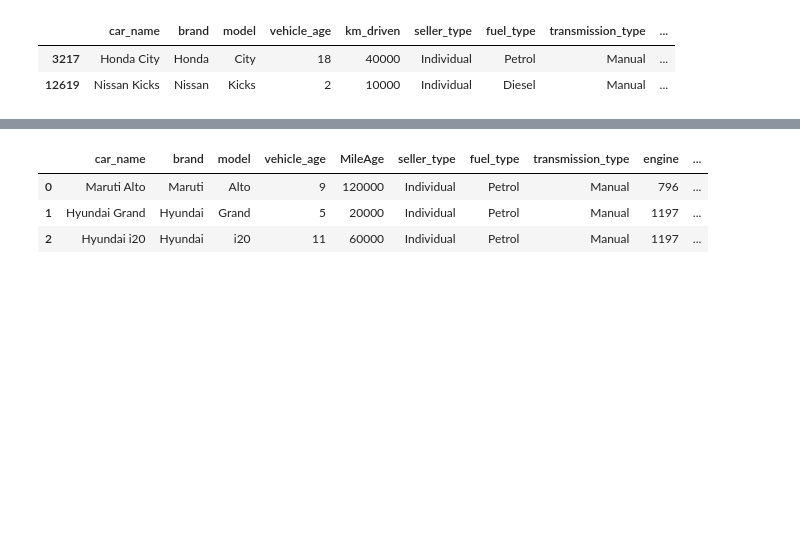
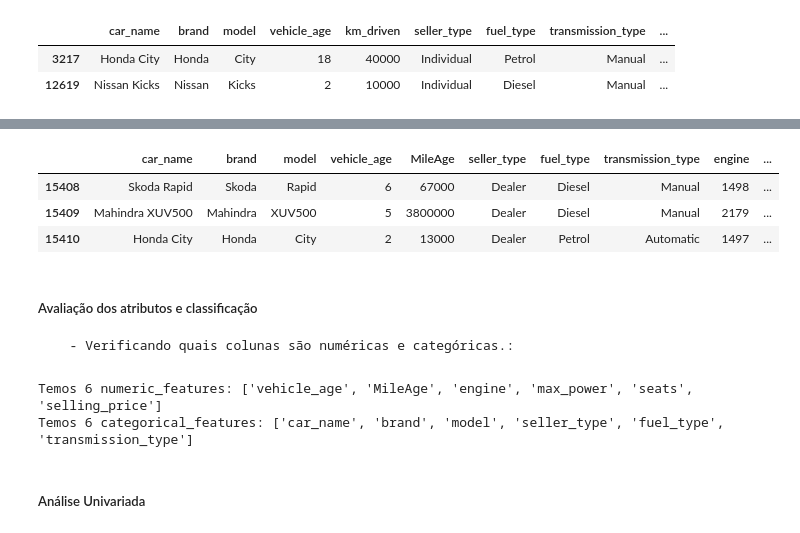
Before and after one commit to vitorjensen/Python_para_Dados, a Jupyter notebook: Projetos/Análise Exploratória de Carros/Análise_Exploratória_de_Carros.ipynb, the cells around one changed output, grey strips where cells are left out. Cells and saved outputs as stored; diff of their text form; code cells hidden in the pictures; blank space fills up the shorter version.

```diff
--- a/Projetos/Análise Exploratória de Carros/Análise_Exploratória_de_Carros.ipynb
+++ b/Projetos/Análise Exploratória de Carros/Análise_Exploratória_de_Carros.ipynb
@@ -145,9 +179,29 @@ df.drop('mileage', axis=1, inplace=True)
 # Renomear a coluna "Km_Driven" para "mileage"
 df.rename(columns={'km_driven': 'MileAge'}, inplace=True)
 # %%
-df.head(3)
+df.tail(3)
 # %% [output]
 |  | car_name | brand | model | vehicle_age | MileAge | seller_type | fuel_type | transmission_type | engine | ... |
-| 0 | Maruti Alto | Maruti | Alto | 9 | 120000 | Individual | Petrol | Manual | 796 | ... |
-| 1 | Hyundai Grand | Hyundai | Grand | 5 | 20000 | Individual | Petrol | Manual | 1197 | ... |
-| 2 | Hyundai i20 | Hyundai | i20 | 11 | 60000 | Individual | Petrol | Manual | 1197 | ... |
+| 15408 | Skoda Rapid | Skoda | Rapid | 6 | 67000 | Dealer | Diesel | Manual | 1498 | ... |
+| 15409 | Mahindra XUV500 | Mahindra | XUV500 | 5 | 3800000 | Dealer | Diesel | Manual | 2179 | ... |
+| 15410 | Honda City | Honda | City | 2 | 13000 | Dealer | Petrol | Automatic | 1497 | ... |
+# %% [markdown]
+##### Avaliação dos atributos e classificação
+      - Verificando quais colunas são numéricas e categóricas.:
+# %%
+# Verificando quais colunas são numéricas e categóricas.
+
+numeric_features = [feature for feature in df.columns
+                    if df[feature].dtype != 'O']
+
+categorical_features = [feature for feature in df.columns
+                        if df[feature].dtype == 'O']
+
+# Print das colunas
+print(f"Temos {len(numeric_features)} numeric_features: {numeric_features}")
+print(f"Temos {len(categorical_features)} categorical_features: {categorical_features}")
+# %% [output]
+Temos 6 numeric_features: ['vehicle_age', 'MileAge', 'engine', 'max_power', 'seats', 'selling_price']
+Temos 6 categorical_features: ['car_name', 'brand', 'model', 'seller_type', 'fuel_type', 'transmission_type']
+# %% [markdown]
+##### Análise Univariada
```
Also changed, not shown: parts of 9 cells of this notebook.
